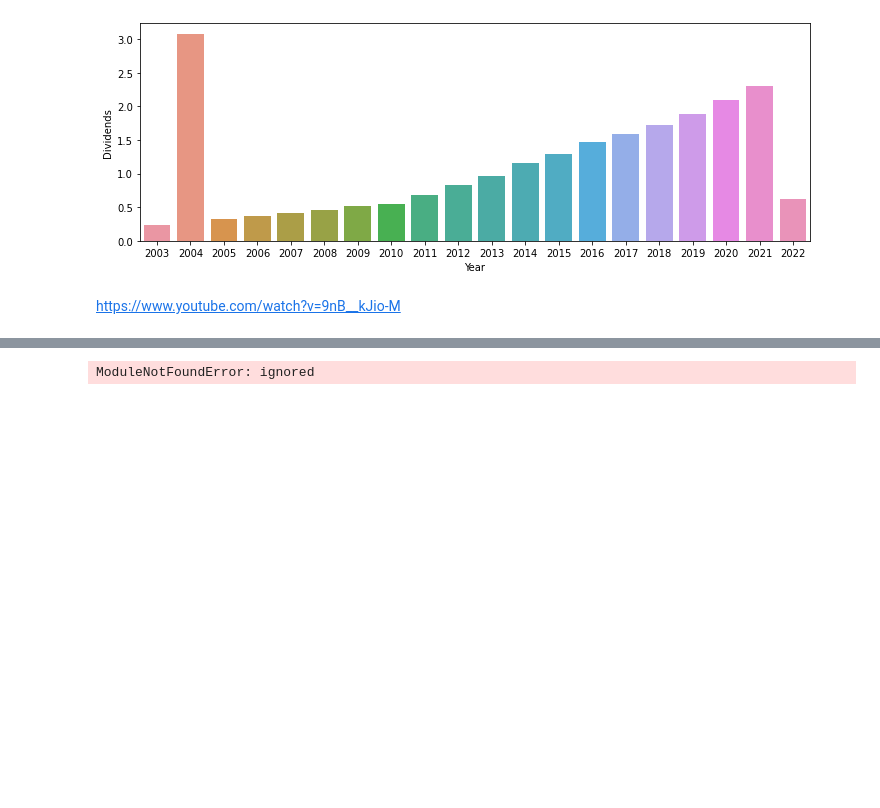
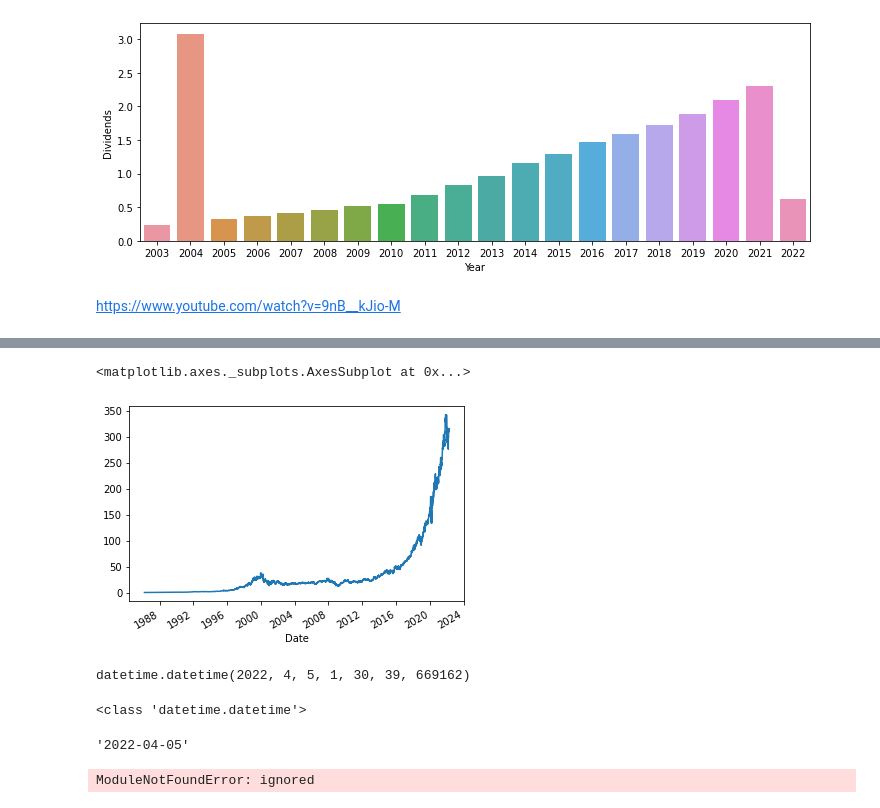
Before and after one commit to m-rafiul-islam/data-science, a Jupyter notebook: yfinance_examples.ipynb, the cells around one changed output, grey strips where cells are left out. Saved outputs shown, nothing was run; the diff lists cells and outputs as text; code cells hidden in the pictures; blank space fills up the shorter version.

```diff
--- a/yfinance_examples.ipynb
+++ b/yfinance_examples.ipynb
@@ -171,0 +195,8 @@ https://www.youtube.com/watch?v=9nB__kJio-M
+# %%
+# get historical market data
+
+st = msft.history(period="max")
+st['Close'].plot()
+# %% [output]
+<matplotlib.axes._subplots.AxesSubplot at 0x...>
+[figure, added]
@@ -172,2 +205,13 @@ https://www.youtube.com/watch?v=9nB__kJio-M
+# %%
+today = dt.datetime.now()
+today
+# %% [output]
+datetime.datetime(2022, 4, 5, 1, 30, 39, 669162)
+# %%
+print(type(today))
+today.date().strftime('%Y-%m-%d')
+# %% [output]
+<class 'datetime.datetime'>
+'2022-04-05'
 # %%
 
```
Also changed, not shown: parts of 4 cells of this notebook.
